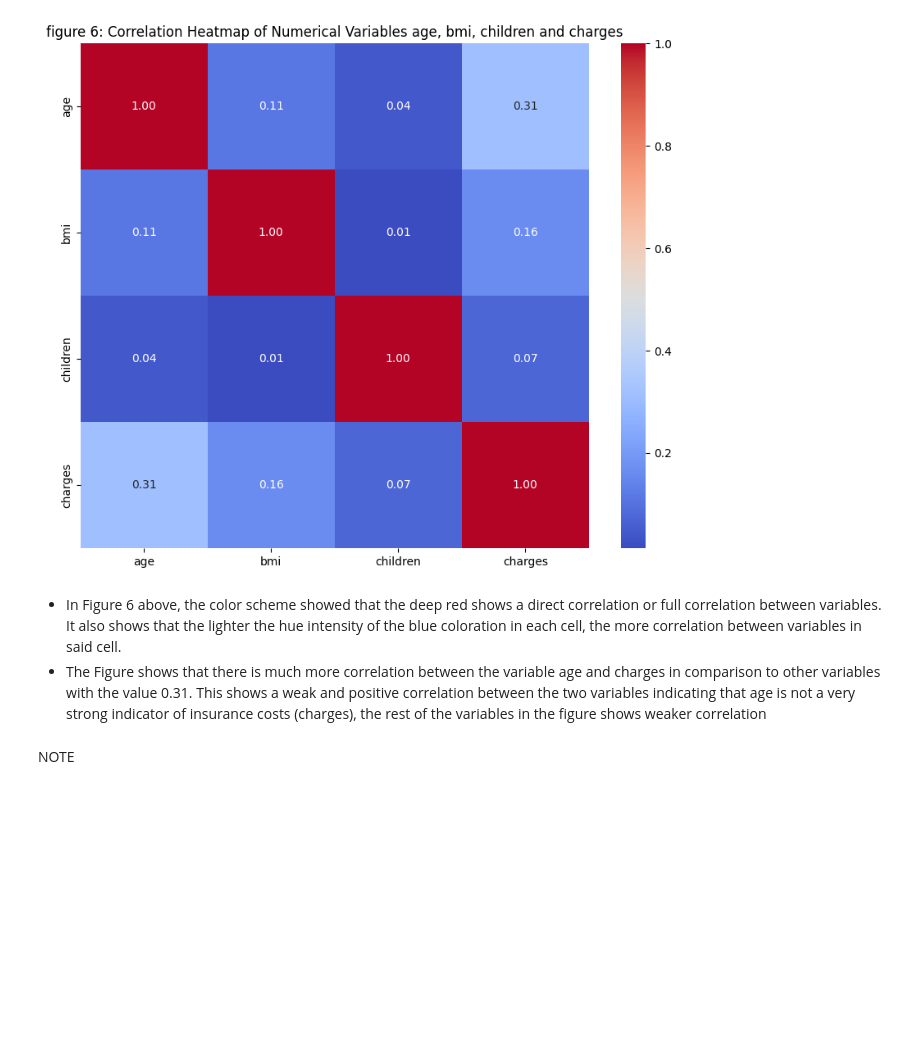
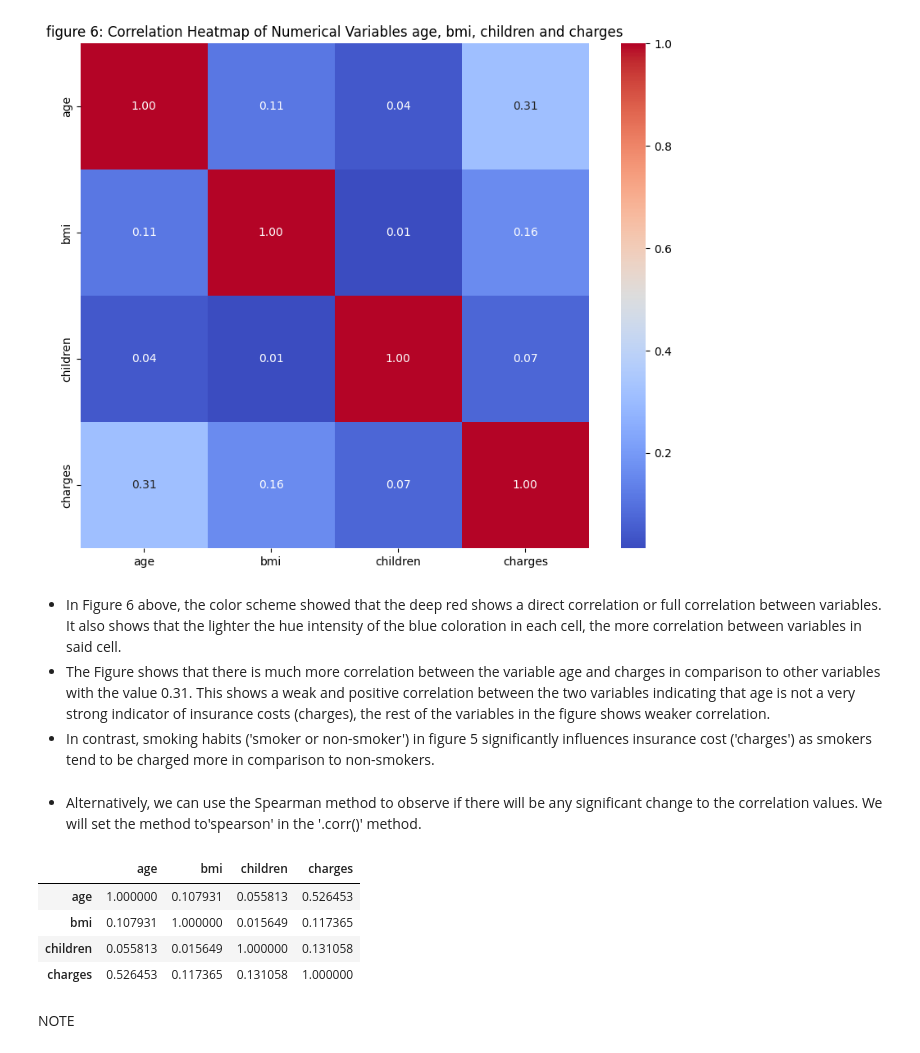
Before and after one commit to chizoalban2003-beep/Project1, a Jupyter notebook: jupyter_notebooks/Notebook_Template.ipynb, the cells around one changed output. Cells and saved outputs as stored; diff of their text form; code cells hidden in the pictures; blank space fills up the shorter version.

Commit message:
Spearman method alternative

```diff
--- a/jupyter_notebooks/Notebook_Template.ipynb
+++ b/jupyter_notebooks/Notebook_Template.ipynb
@@ -322,7 +322,20 @@ plt.show()
 [figure]
 # %% [markdown]
 * In Figure 6 above, the color scheme showed that the deep red shows a direct correlation or full correlation between variables. It also shows that the lighter the hue intensity of the blue coloration in each cell, the more correlation between variables in said cell.
-* The Figure shows that there is much more correlation between the variable age and charges in comparison to other variables with the value 0.31. This shows a weak and positive correlation between the two variables indicating that age is not a very strong indicator of insurance costs (charges), the rest of the variables in the figure shows weaker correlation
+* The Figure shows that there is much more correlation between the variable age and charges in comparison to other variables with the value 0.31. This shows a weak and positive correlation between the two variables indicating that age is not a very strong indicator of insurance costs (charges), the rest of the variables in the figure shows weaker correlation.
+* In contrast, smoking habits ('smoker or non-smoker') in figure 5 significantly influences insurance cost ('charges') as smokers tend to be charged more in comparison to non-smokers.
+# %% [markdown]
+* Alternatively, we can use the Spearman method  to observe if there will be any significant change to the correlation values. We will set the method to'spearson' in the '.corr()' method.
+# %%
+# Using Spearman correlation
+df_corr_spearman=df_transformed[[col for col in df_transformed.columns if df_transformed[col].dtype != 'object']].corr(method='spearman')
+df_corr_spearman
+# %% [output]
+|  | age | bmi | children | charges |
+| age | 1.000000 | 0.107931 | 0.055813 | 0.526453 |
+| bmi | 0.107931 | 1.000000 | 0.015649 | 0.117365 |
+| children | 0.055813 | 0.015649 | 1.000000 | 0.131058 |
+| charges | 0.526453 | 0.117365 | 0.131058 | 1.000000 |
 # %% [markdown]
 NOTE
 # %% [markdown]
```
